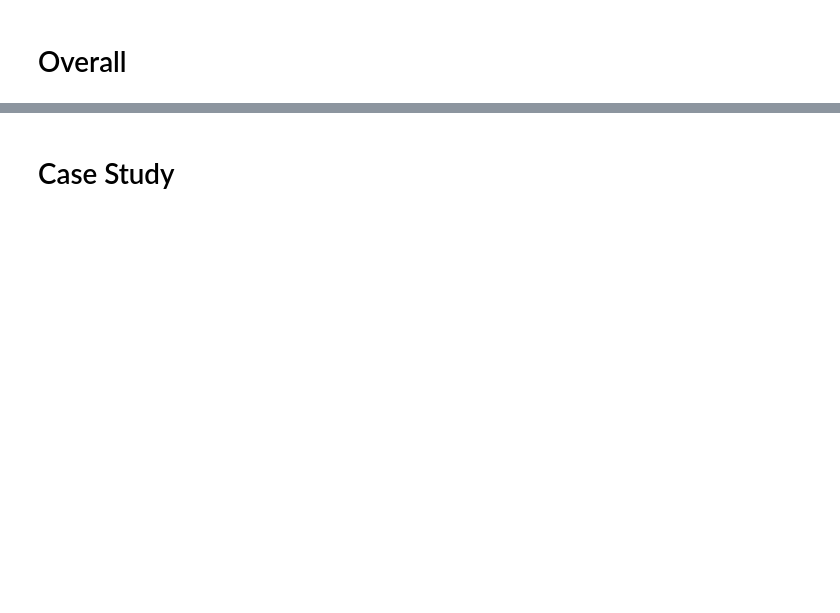
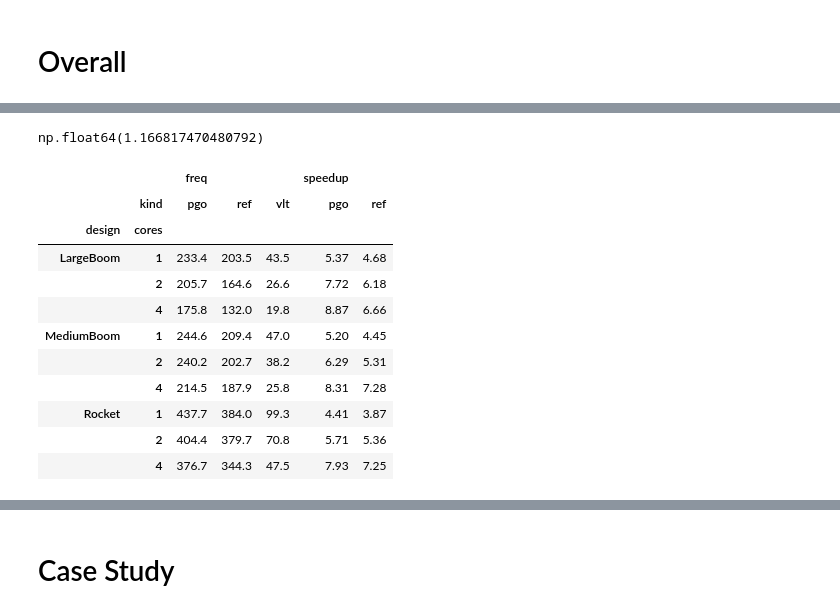
Before and after one commit to pku-liang/p2sim, a Jupyter notebook: analysis2.ipynb, the cells around one changed output, grey strips where cells are left out. Drawn from its saved outputs; the diff is of its cells as text; code cells hidden in the pictures; blank space fills up the shorter version.

```diff
--- a/analysis2.ipynb
+++ b/analysis2.ipynb
@@ -54,20 +54,34 @@ plt.rcParams.update({
 # Overall
 # %%
 all_data = []
-for file in sorted(Path('build/').glob('boom_l_4.T*/prof*/linux.bin.out')):
+
+files = (
+    sorted(Path('build/').glob('*/prof.*/linux.bin.out')) +
+    sorted(Path('baseline/vlt/build/').glob('*/prof.*/linux.bin.out'))
+)
+
+design_canon = {
+    'boom_l': 'LargeBoom',
+    'boom_m': 'MediumBoom',
+    'rocket_m': 'Rocket',
+}
+
+for file in files:
     data = file.with_suffix('.out').read_text()
     items = re.findall(r'cycle=(\d+), last_freq=([0-9.]+) kHz, freq=([0-9.]+) kHz', data)
     total_cycles, _, freq = items[-1]
     total_cycles = int(total_cycles)
     freq = float(freq)
     design = file.parent.parent.stem
+    sp = design.rfind('_')
+    design_base = design[:sp]
+    design_cnt = int(design[sp+1:])
     threads = int(file.parent.parent.suffix[2:])
-    if file.parent.name == 'prof':
-        kind = 'no pgo'
-    if file.parent.name == 'prof.pgo':
-        kind = 'pgo'
+    kind = file.parent.suffix[1:]
     data = {
-        'design': design,
+        'design': design_canon[design_base],
+        'cores': design_cnt,
+        'design_full': design,
         'threads': threads,
         'total_cycles': total_cycles,
         'freq': freq,
@@ -75,4 +89,3 @@ for file in sorted(Path('build/').glob('boom_l_4.T*/prof*/linux.bin.out')):
     }
     all_data.append(data)
 df = pd.DataFrame(all_data)
-df
@@ -96,0 +92,3 @@ df
+# %%
+piv = df.groupby(['design', 'cores', 'kind']).agg({'freq': 'max'}).unstack()
+piv
@@ -96,0 +110,30 @@ df
+# %%
+stats.mstats.gmean(piv[('freq', 'pgo')] / piv[('freq', 'ref')])
+# %% [output]
+np.float64(1.166817470480792)
+# %%
+speedup_pgo = piv[('freq', 'pgo')] / piv[('freq', 'vlt')]
+speedup_ref = piv[('freq', 'ref')] / piv[('freq', 'vlt')]
+piv[('speedup', 'pgo')] = speedup_pgo
+piv[('speedup', 'ref')] = speedup_ref
+# print(speedup_vlt.mean(), speedup_ref.mean())
+styled = (piv.style
+    .format('{:.1f}', subset='freq')
+    .format('{:.2f}', subset='speedup')
+    .highlight_max(subset='freq', props='font-weight:bold', axis=1)
+    .highlight_max(subset='speedup', props='font-weight:bold', axis=1)
+)
+styled
+# %% [output]
+|  |  | freq |  |  | speedup |  |
+|  | kind | pgo | ref | vlt | pgo | ref |
+| design | cores |  |  |  |  |  |
+| LargeBoom | 1 | 233.4 | 203.5 | 43.5 | 5.37 | 4.68 |
+|  | 2 | 205.7 | 164.6 | 26.6 | 7.72 | 6.18 |
+|  | 4 | 175.8 | 132.0 | 19.8 | 8.87 | 6.66 |
+| MediumBoom | 1 | 244.6 | 209.4 | 47.0 | 5.20 | 4.45 |
+|  | 2 | 240.2 | 202.7 | 38.2 | 6.29 | 5.31 |
+|  | 4 | 214.5 | 187.9 | 25.8 | 8.31 | 7.28 |
+| Rocket | 1 | 437.7 | 384.0 | 99.3 | 4.41 | 3.87 |
+|  | 2 | 404.4 | 379.7 | 70.8 | 5.71 | 5.36 |
+|  | 4 | 376.7 | 344.3 | 47.5 | 7.93 | 7.25 |
```
Also changed, not shown: parts of 16 cells of this notebook, 8 other files.
